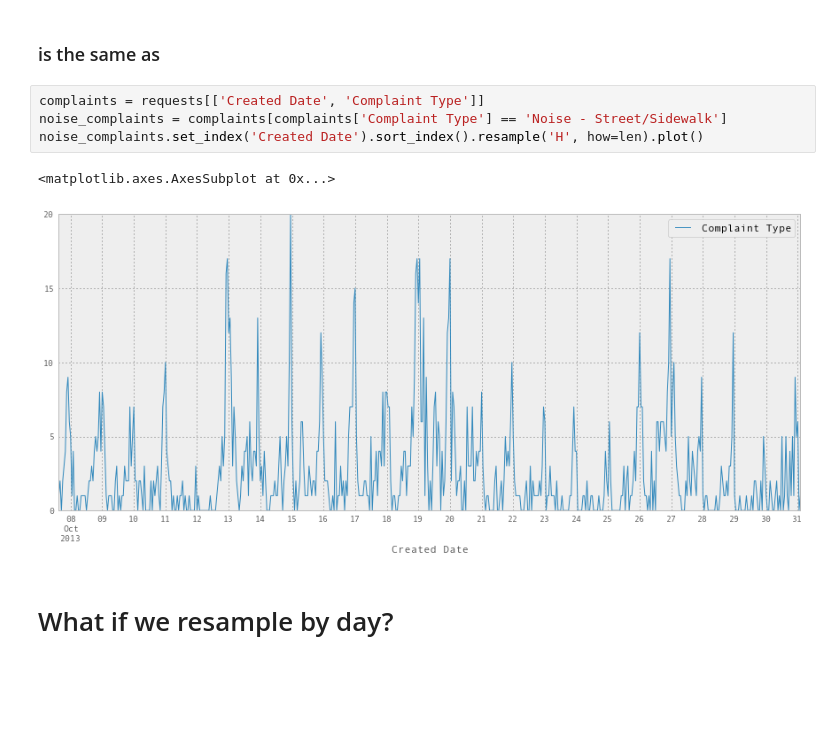
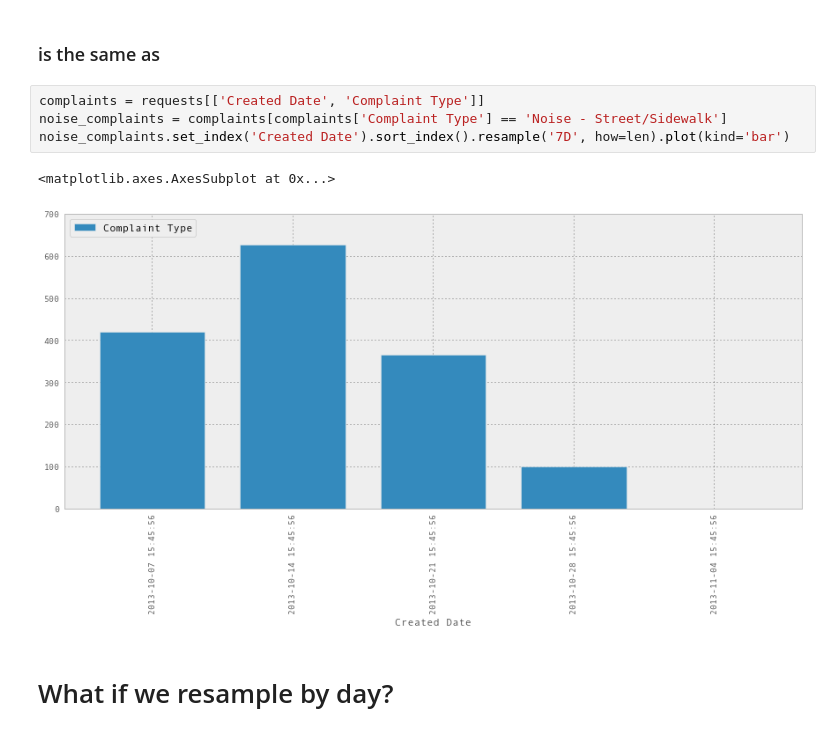
Before and after one commit to jvns/talks, a Jupyter notebook: pydatanyc2013/NYC Python talk.ipynb, the cells around one changed output. Saved outputs shown, nothing was run; the diff lists cells and outputs as text; blank space fills up the shorter version.

```diff
--- a/pydatanyc2013/NYC Python talk.ipynb
+++ b/pydatanyc2013/NYC Python talk.ipynb
@@ -276,10 +280,10 @@ noise_complaints = noise_complaints.resample('H', how=len)
 # %%
 complaints = requests[['Created Date', 'Complaint Type']]
 noise_complaints = complaints[complaints['Complaint Type'] == 'Noise - Street/Sidewalk']
-noise_complaints.set_index('Created Date').sort_index().resample('H', how=len).plot()
+noise_complaints.set_index('Created Date').sort_index().resample('7D', how=len).plot(kind='bar')
 # %% [output]
 <matplotlib.axes.AxesSubplot at 0x...>
-[figure, old version]
+[figure, new version]
 # %% [markdown]
 # What if we resample by day?
 # %%
```
Also changed, not shown: parts of 17 cells of this notebook, 2 other files.
